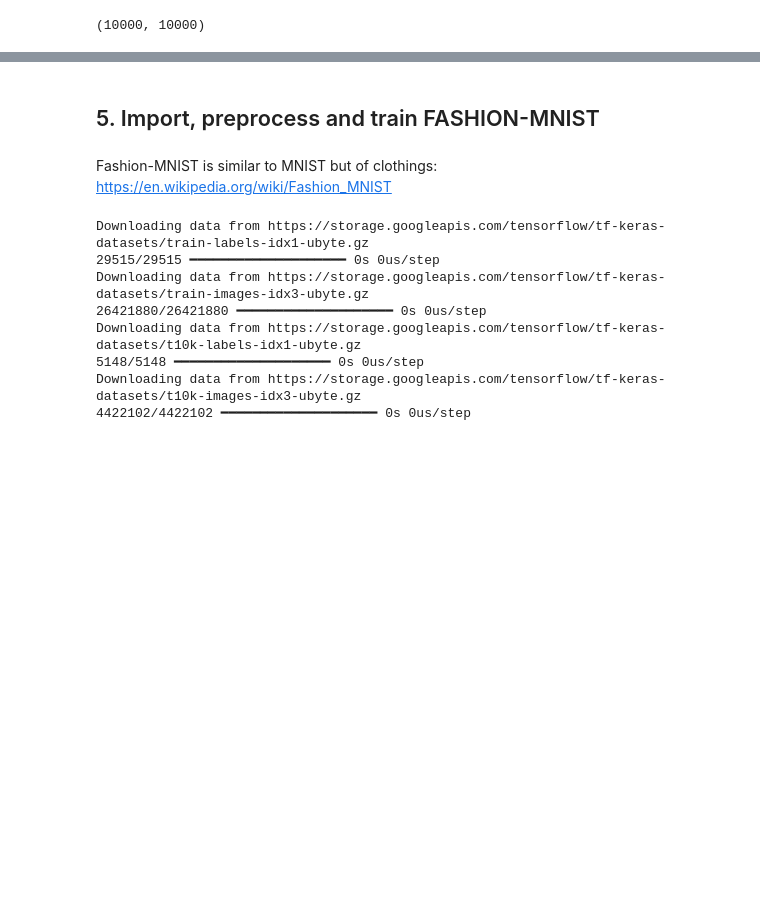
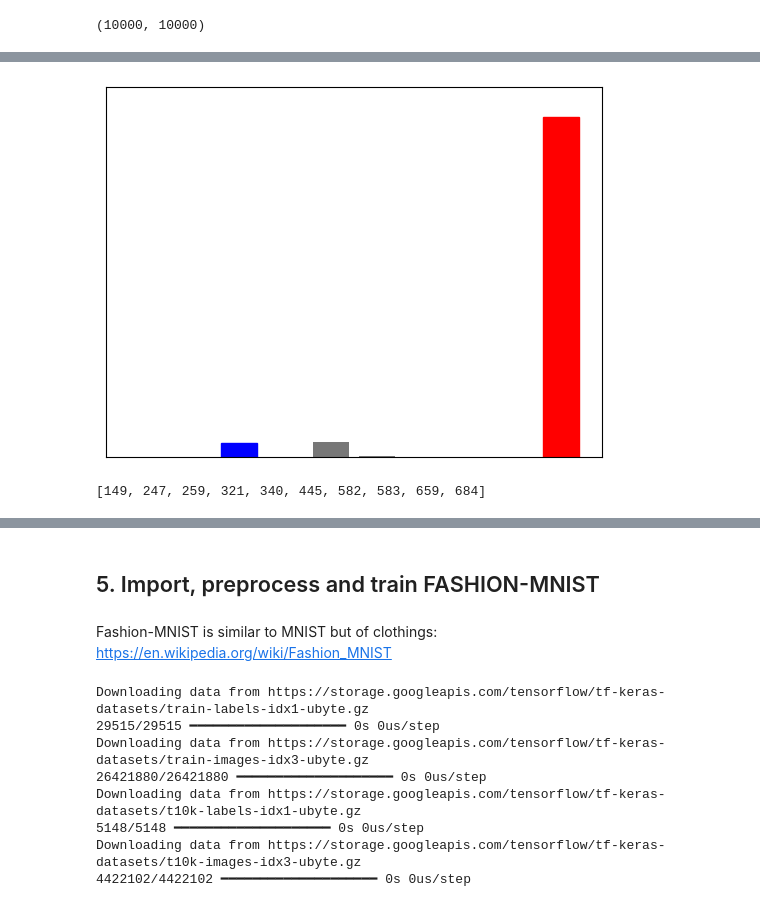
Before and after one commit to ValRCS/RBS_LIFT_AI_ML_Models, a Jupyter notebook: notebooks/keras_image_recognition_classifier_using_neural_networks.ipynb, the cells around one changed output, grey strips where cells are left out. Saved outputs shown, nothing was run; the diff lists cells and outputs as text; code cells hidden in the pictures; blank space fills up the shorter version.

```diff
--- a/notebooks/keras_image_recognition_classifier_using_neural_networks.ipynb
+++ b/notebooks/keras_image_recognition_classifier_using_neural_networks.ipynb
@@ -662,0 +790,8 @@ plt.imshow(test_images_orig[115])
+# %%
+plot_value_array(errors[0], predictions, test_labels)
+# %% [output]
+[figure, added]
+# %%
+errors[:10a]
+# %% [output]
+[149, 247, 259, 321, 340, 445, 582, 583, 659, 684]
```
Also changed, not shown: parts of 67 cells of this notebook.
